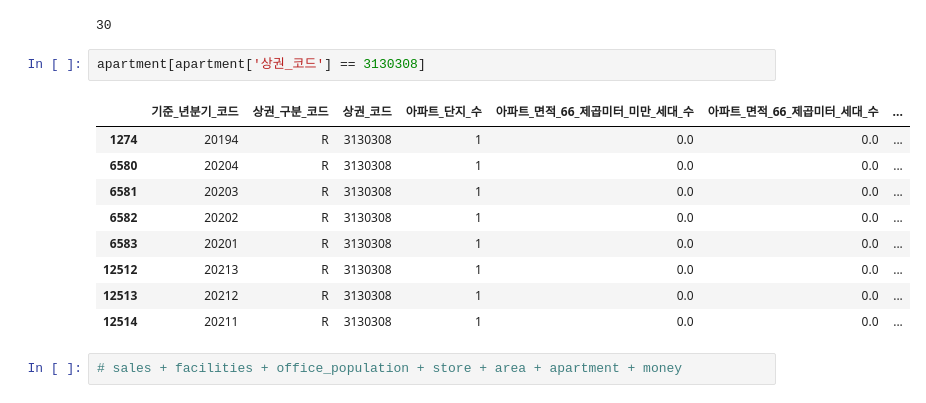
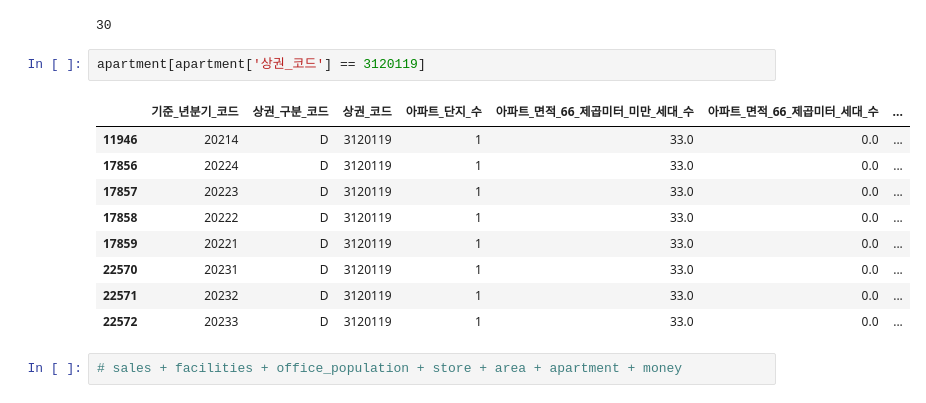
Before and after one commit to KT-AIvle-4th-Big-Project-Team2/SAI, a Jupyter notebook: Modeling/data cleansing_상권.ipynb, the cells around one changed output. Drawn from its saved outputs; the diff is of its cells as text.

```diff
--- a/Modeling/data cleansing_상권.ipynb
+++ b/Modeling/data cleansing_상권.ipynb
@@ -897,17 +897,17 @@ len(set(temp[(temp['기준_년분기_코드'] >= 20194) & (temp['아파트_단
 # %% [output]
 30
 # %%
-apartment[apartment['상권_코드'] == 3130308]
+apartment[apartment['상권_코드'] == 3120119]
 # %% [output]
 |  | 기준_년분기_코드 | 상권_구분_코드 | 상권_코드 | 아파트_단지_수 | 아파트_면적_66_제곱미터_미만_세대_수 | 아파트_면적_66_제곱미터_세대_수 | ... |
-| 1274 | 20194 | R | 3130308 | 1 | 0.0 | 0.0 | ... |
-| 6580 | 20204 | R | 3130308 | 1 | 0.0 | 0.0 | ... |
-| 6581 | 20203 | R | 3130308 | 1 | 0.0 | 0.0 | ... |
-| 6582 | 20202 | R | 3130308 | 1 | 0.0 | 0.0 | ... |
-| 6583 | 20201 | R | 3130308 | 1 | 0.0 | 0.0 | ... |
-| 12512 | 20213 | R | 3130308 | 1 | 0.0 | 0.0 | ... |
-| 12513 | 20212 | R | 3130308 | 1 | 0.0 | 0.0 | ... |
-| 12514 | 20211 | R | 3130308 | 1 | 0.0 | 0.0 | ... |
+| 11946 | 20214 | D | 3120119 | 1 | 33.0 | 0.0 | ... |
+| 17856 | 20224 | D | 3120119 | 1 | 33.0 | 0.0 | ... |
+| 17857 | 20223 | D | 3120119 | 1 | 33.0 | 0.0 | ... |
+| 17858 | 20222 | D | 3120119 | 1 | 33.0 | 0.0 | ... |
+| 17859 | 20221 | D | 3120119 | 1 | 33.0 | 0.0 | ... |
+| 22570 | 20231 | D | 3120119 | 1 | 33.0 | 0.0 | ... |
+| 22571 | 20232 | D | 3120119 | 1 | 33.0 | 0.0 | ... |
+| 22572 | 20233 | D | 3120119 | 1 | 33.0 | 0.0 | ... |
 # %%
 # sales + facilities + office_population + store + area + apartment + money
 # %%
```
Also changed, not shown: parts of 22 cells of this notebook.
